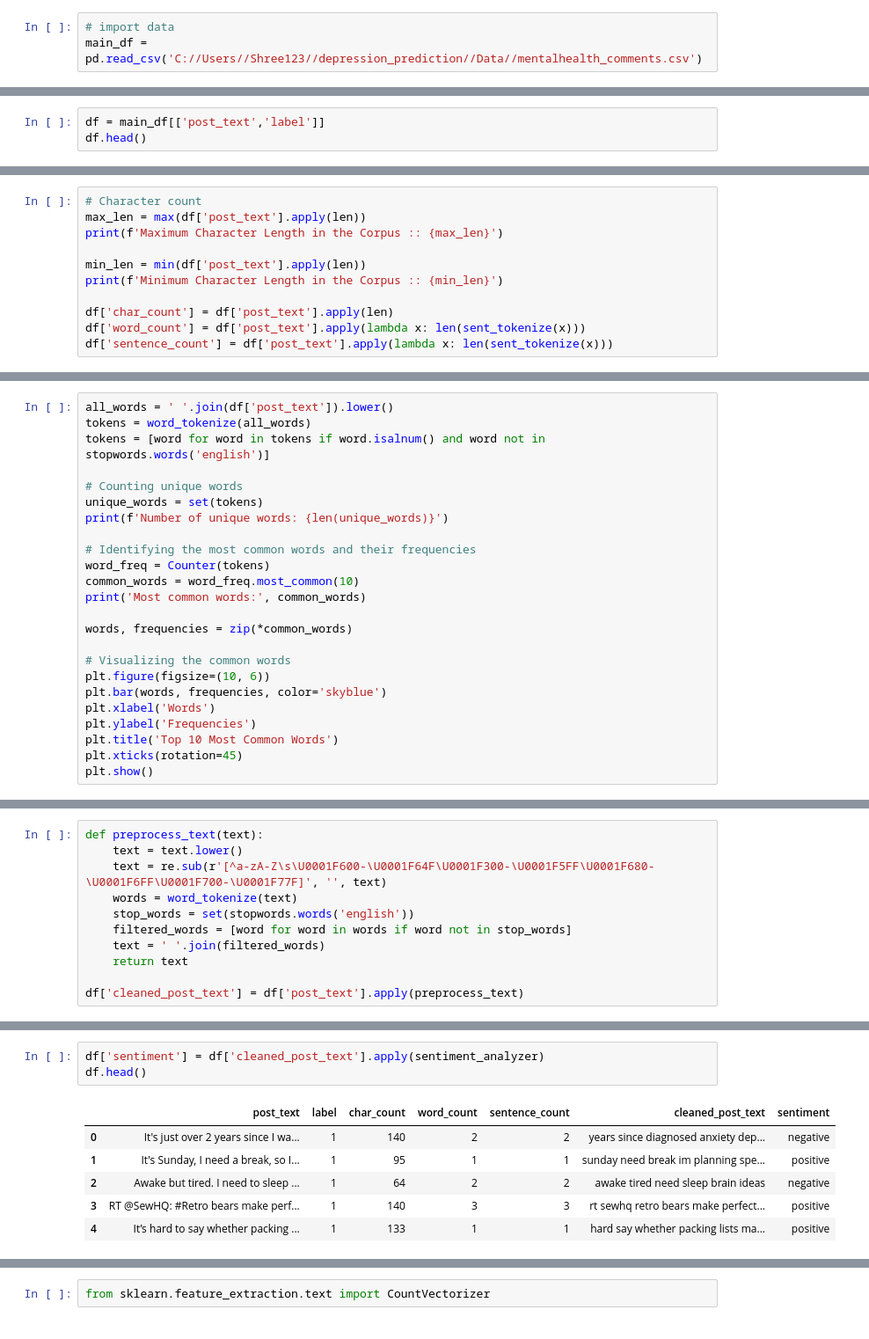
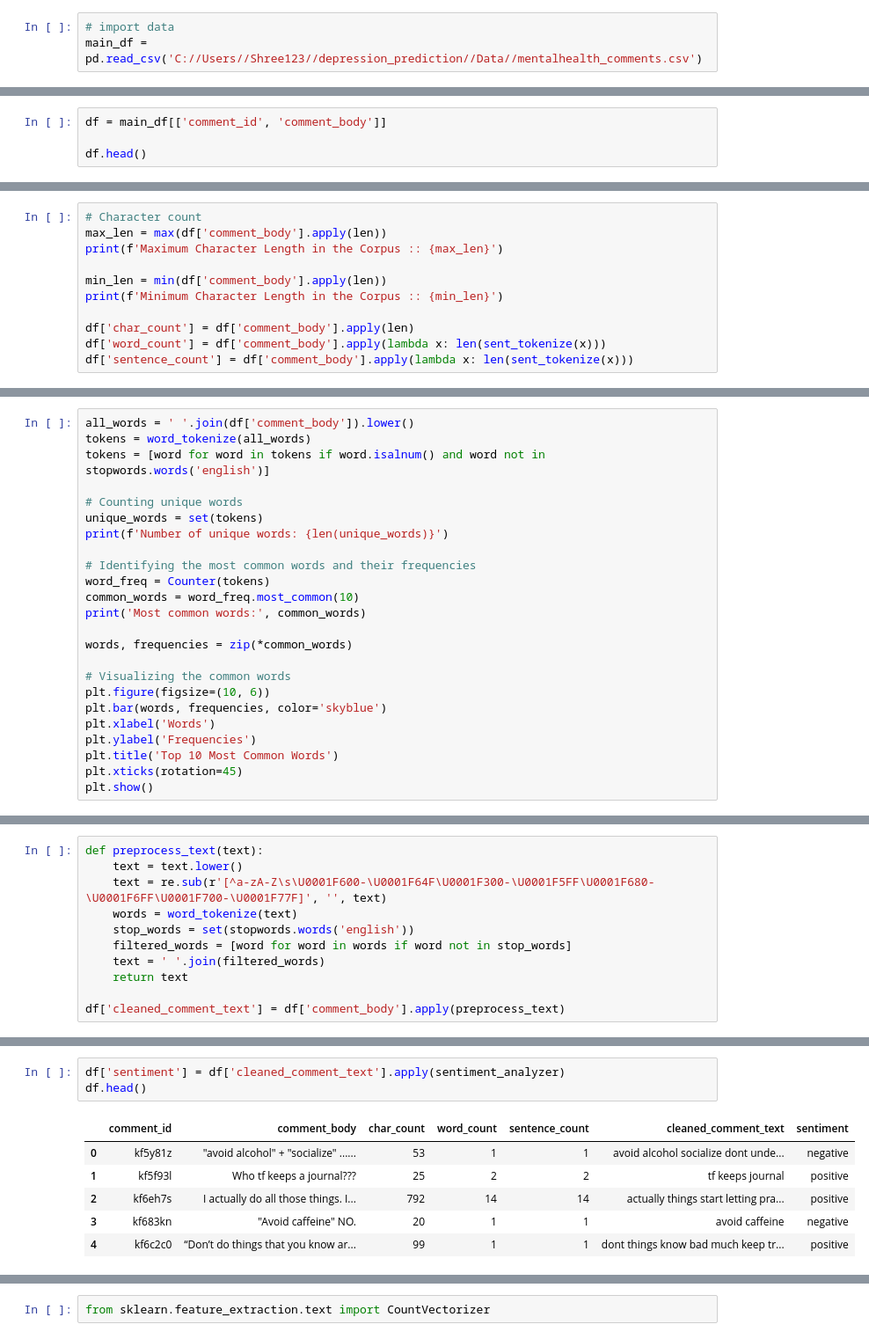
Before and after one commit to shree1808/Depression_prediction_based_on_tweets, a Jupyter notebook: Notebook/depression_prediction.ipynb, the cells around one changed output, grey strips where cells are left out. Shown: that part at 88% size. Drawn from its saved outputs; the diff is of its cells as text.

```diff
--- a/Notebook/depression_prediction.ipynb
+++ b/Notebook/depression_prediction.ipynb
@@ -45,4 +27,5 @@ main_df
 # %%
-df = main_df[['post_text','label']]
+df = main_df[['comment_id', 'comment_body']]
+
 df.head()
 # %% [output]
@@ -62,12 +48,12 @@ dtype: int64
 # %%
 # Character count
-max_len = max(df['post_text'].apply(len))
+max_len = max(df['comment_body'].apply(len))
 print(f'Maximum Character Length in the Corpus :: {max_len}')
 
-min_len = min(df['post_text'].apply(len))
+min_len = min(df['comment_body'].apply(len))
 print(f'Minimum Character Length in the Corpus :: {min_len}')
 
-df['char_count'] = df['post_text'].apply(len)
-df['word_count'] = df['post_text'].apply(lambda x: len(sent_tokenize(x)))
-df['sentence_count'] = df['post_text'].apply(lambda x: len(sent_tokenize(x)))
+df['char_count'] = df['comment_body'].apply(len)
+df['word_count'] = df['comment_body'].apply(lambda x: len(sent_tokenize(x)))
+df['sentence_count'] = df['comment_body'].apply(lambda x: len(sent_tokenize(x)))
 # %% [output]
@@ -94,5 +80,5 @@ plt.show()
 # %%
-all_words = ' '.join(df['post_text']).lower()
+all_words = ' '.join(df['comment_body']).lower()
 tokens = word_tokenize(all_words)
 tokens = [word for word in tokens if word.isalnum() and word not in stopwords.words('english')]
 
@@ -129,4 +115,4 @@ def preprocess_text(text):
     text = ' '.join(filtered_words)
     return text
 
-df['cleaned_post_text'] = df['post_text'].apply(preprocess_text)
+df['cleaned_comment_text'] = df['comment_body'].apply(preprocess_text)
@@ -176,10 +142,10 @@ def sentiment_analyzer(text):
 # %%
-df['sentiment'] = df['cleaned_post_text'].apply(sentiment_analyzer)
+df['sentiment'] = df['cleaned_comment_text'].apply(sentiment_analyzer)
 df.head()
 # %% [output]
-|  | post_text | label | char_count | word_count | sentence_count | cleaned_post_text | sentiment |
-| 0 | It's just over 2 years since I wa... | 1 | 140 | 2 | 2 | years since diagnosed anxiety dep... | negative |
-| 1 | It's Sunday, I need a break, so I... | 1 | 95 | 1 | 1 | sunday need break im planning spe... | positive |
-| 2 | Awake but tired. I need to sleep ... | 1 | 64 | 2 | 2 | awake tired need sleep brain ideas | negative |
-| 3 | RT @SewHQ: #Retro bears make perf... | 1 | 140 | 3 | 3 | rt sewhq retro bears make perfect... | positive |
-| 4 | It’s hard to say whether packing ... | 1 | 133 | 1 | 1 | hard say whether packing lists ma... | positive |
+|  | comment_id | comment_body | char_count | word_count | sentence_count | cleaned_comment_text | sentiment |
+| 0 | kf5y81z | "avoid alcohol" + "socialize" ...... | 53 | 1 | 1 | avoid alcohol socialize dont unde... | negative |
+| 1 | kf5f93l | Who tf keeps a journal??? | 25 | 2 | 2 | tf keeps journal | positive |
+| 2 | kf6eh7s | I actually do all those things. I... | 792 | 14 | 14 | actually things start letting pra... | positive |
+| 3 | kf683kn | "Avoid caffeine" NO. | 20 | 1 | 1 | avoid caffeine | negative |
+| 4 | kf6c2c0 | “Don’t do things that you know ar... | 99 | 1 | 1 | dont things know bad much keep tr... | positive |
```
Also changed, not shown: parts of 29 cells of this notebook, 6 other files.
